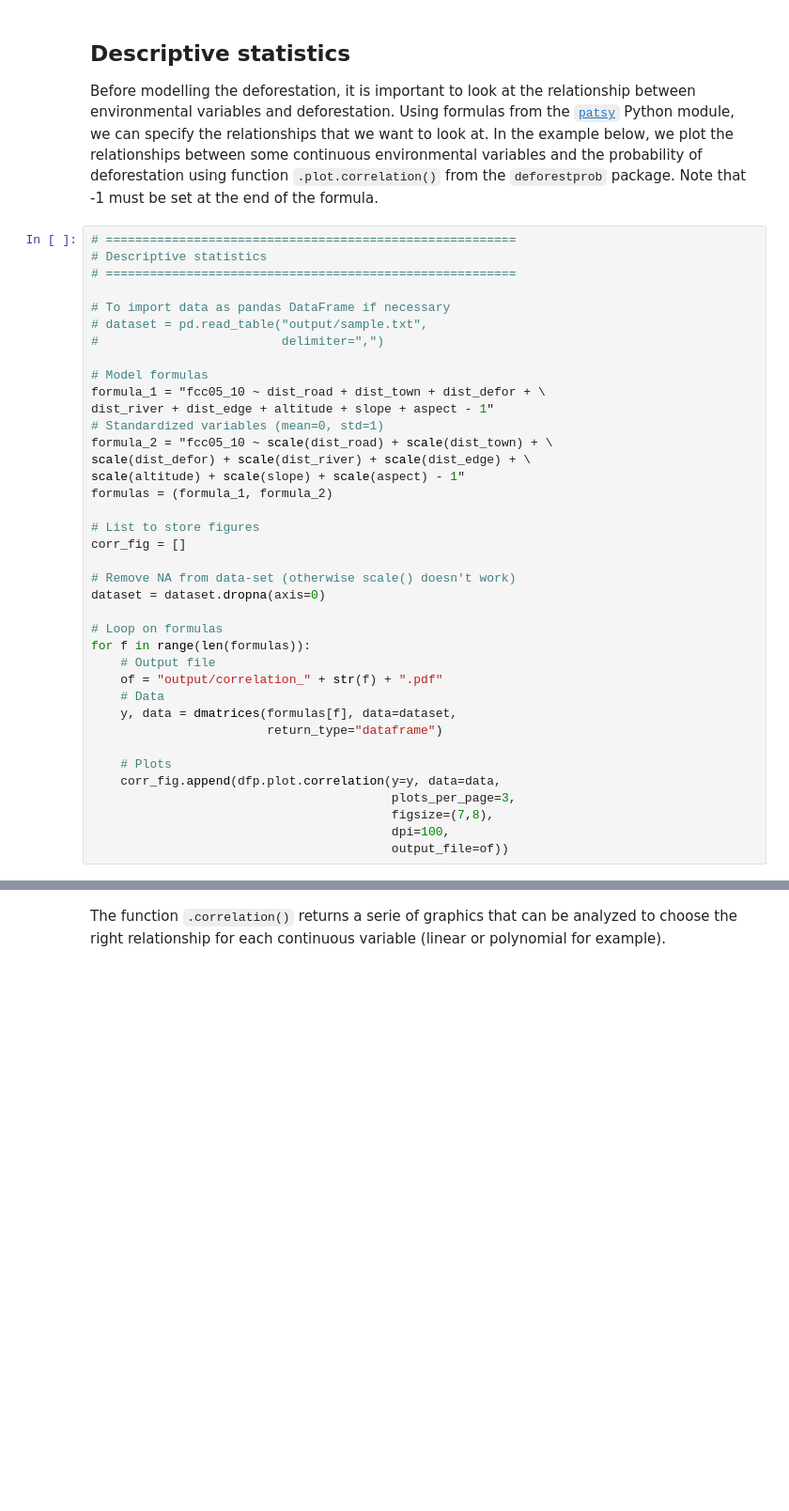
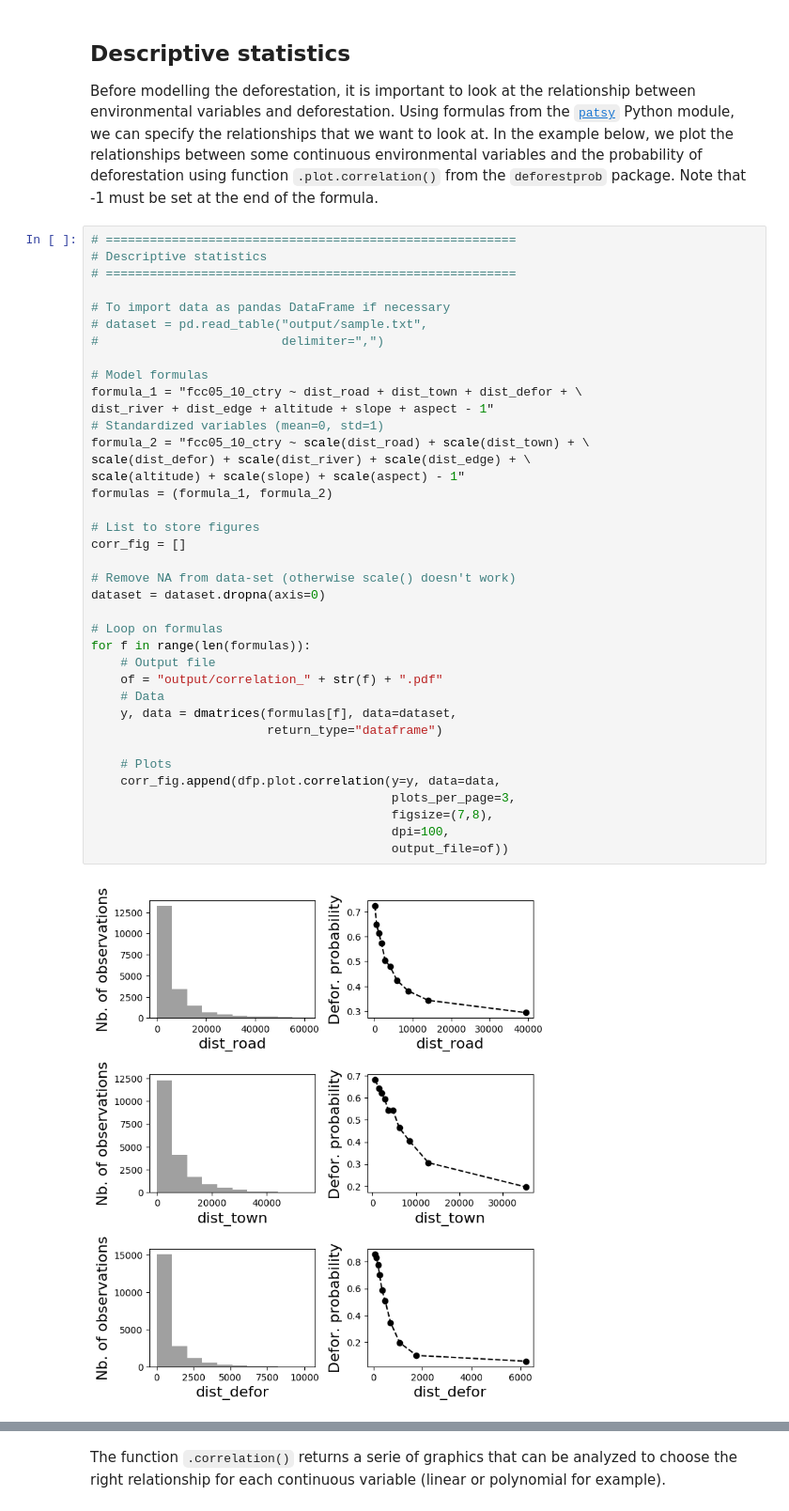
Before and after one commit to ghislainv/workshopReCaREDD, a Jupyter notebook: deforCameroon/notebook/notebook.ipynb, the cells around one changed output, grey strips where cells are left out. Shown at 94% size. Cells and saved outputs as stored; diff of their text form; blank space fills up the shorter version.

```diff
--- a/deforCameroon/notebook/notebook.ipynb
+++ b/deforCameroon/notebook/notebook.ipynb
@@ -166,32 +212,34 @@ Before modelling the deforestation, it is important to look at the relationship
 # dataset = pd.read_table("output/sample.txt",
 #                         delimiter=",")
 
 # Model formulas
-formula_1 = "fcc05_10 ~ dist_road + dist_town + dist_defor + \
+formula_1 = "fcc05_10_ctry ~ dist_road + dist_town + dist_defor + \
 dist_river + dist_edge + altitude + slope + aspect - 1"
 # Standardized variables (mean=0, std=1)
-formula_2 = "fcc05_10 ~ scale(dist_road) + scale(dist_town) + \
+formula_2 = "fcc05_10_ctry ~ scale(dist_road) + scale(dist_town) + \
 scale(dist_defor) + scale(dist_river) + scale(dist_edge) + \
 scale(altitude) + scale(slope) + scale(aspect) - 1"
 formulas = (formula_1, formula_2)
 
 # List to store figures
 corr_fig = []
 
 # Remove NA from data-set (otherwise scale() doesn't work)
 dataset = dataset.dropna(axis=0)
 
 # Loop on formulas
 for f in range(len(formulas)):
     # Output file
     of = "output/correlation_" + str(f) + ".pdf"
     # Data
     y, data = dmatrices(formulas[f], data=dataset,
                         return_type="dataframe")
 
     # Plots
     corr_fig.append(dfp.plot.correlation(y=y, data=data,
                                          plots_per_page=3,
                                          figsize=(7,8),
                                          dpi=100,
                                          output_file=of))
+# %% [output]
+[figure, added]
```
Also changed, not shown: parts of 26 cells of this notebook, 2 other files.
